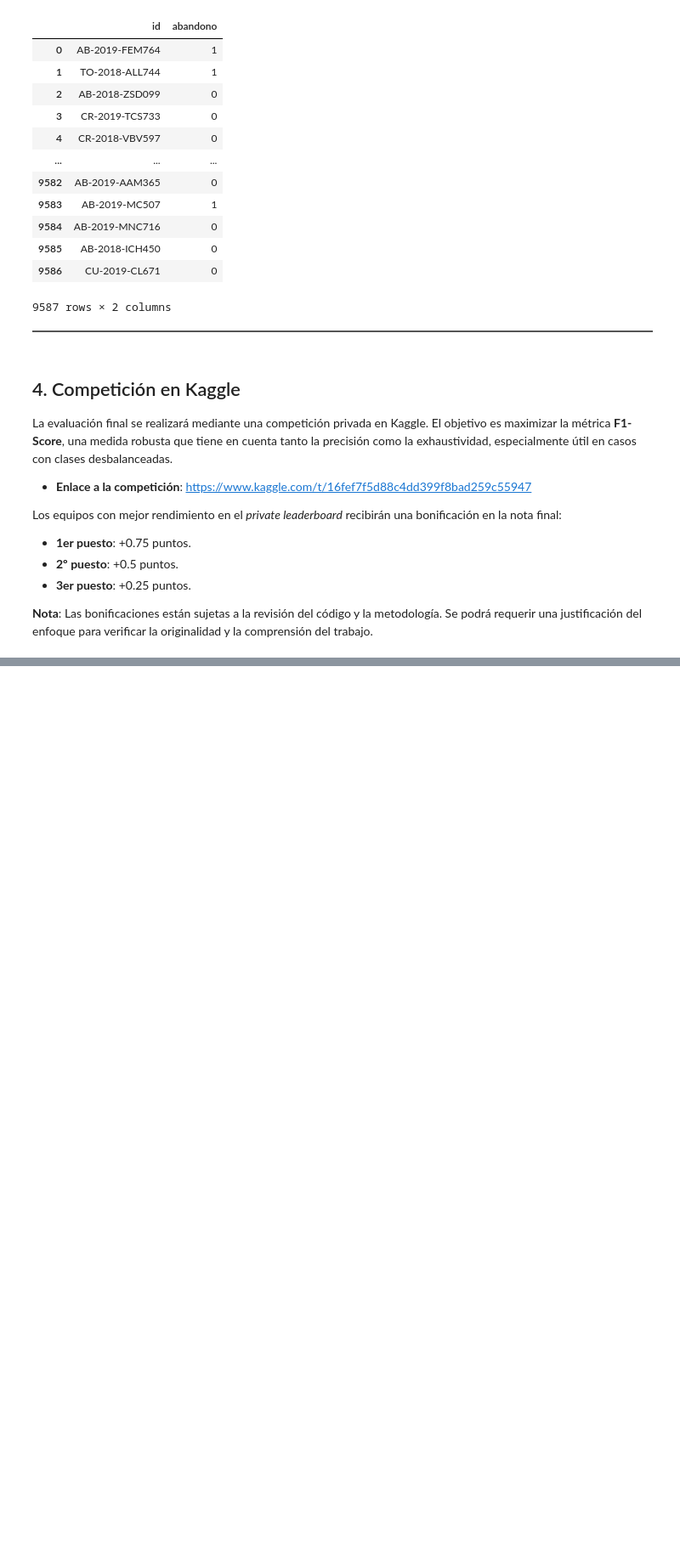
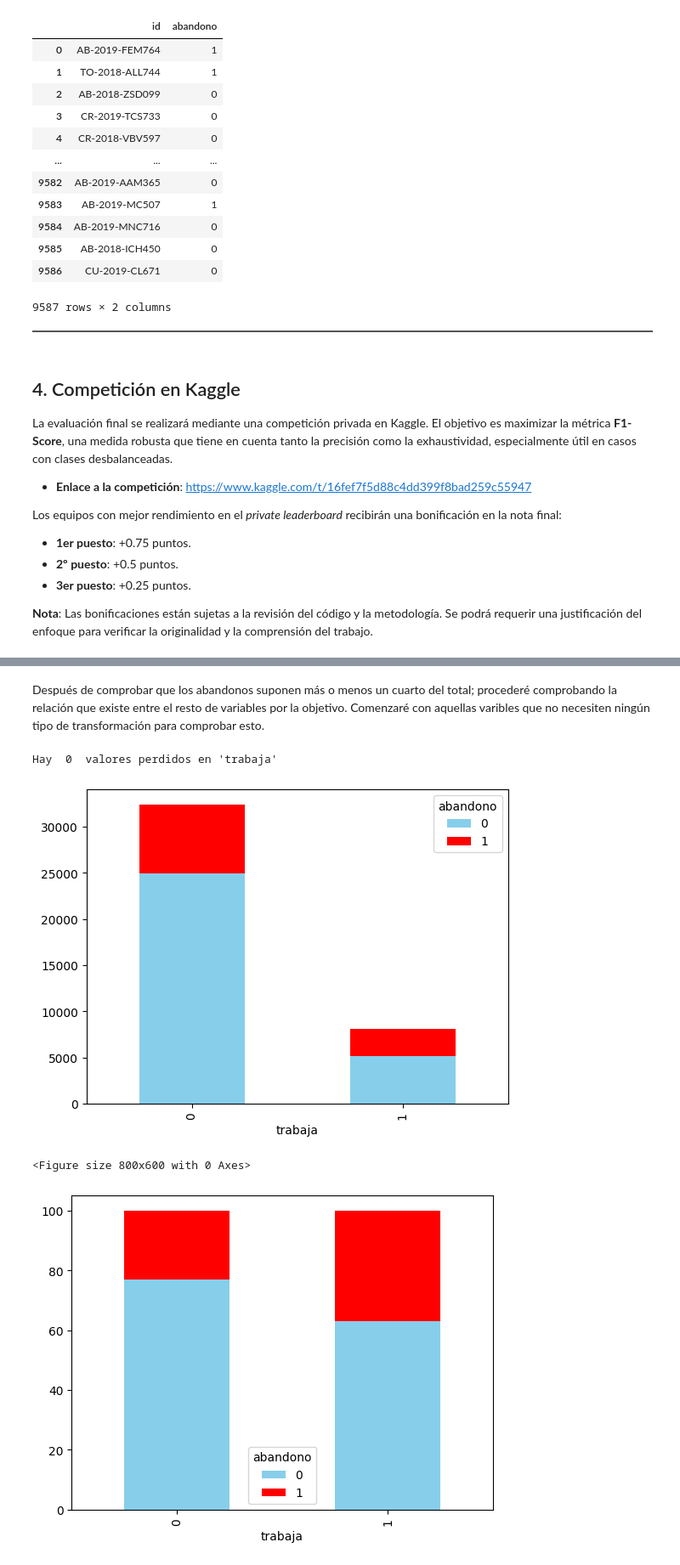
Before and after one commit to Marcos-Wth/Practica_1_Mineria_de_Datos, a Jupyter notebook: Práctica 1 - Análisis, procesamiento y validación .ipynb, the cells around one changed output, grey strips where cells are left out. Shown at 85% size. Cells and saved outputs as stored; diff of their text form; code cells hidden in the pictures; blank space fills up the shorter version.

```diff
--- a/Práctica 1 - Análisis, procesamiento y validación .ipynb
+++ b/Práctica 1 - Análisis, procesamiento y validación .ipynb
@@ -193,0 +222,25 @@ Los equipos con mejor rendimiento en el *private leaderboard* recibirán una bon
+# %% [markdown]
+Después de comprobar que los abandonos suponen más o menos un cuarto del total; procederé comprobando la relación que existe entre el resto de variables por la objetivo. Comenzaré con aquellas varibles que no necesiten ningún tipo de transformación para comprobar esto.
+# %%
+# Comenzaré comprobando la relación de la variable objetivo con la variable 'trabaja'
+perdidos = df_train['trabaja'].isna().sum()
+print("Hay ",perdidos, " valores perdidos en 'trabaja'")
+
+x = pd.crosstab(df_train['trabaja'], df_train['abandono'])
+x.plot(kind='bar', stacked=True, color=['skyblue', 'red'])
+
+plt.show()
+
+#Ahora lo mismo, pero normalizada, para ver mejor la relación
+
+x = pd.crosstab(df_train['trabaja'], df_train['abandono'], normalize='index') * 100
+
+plt.figure(figsize=(8, 6))
+x.plot(kind='bar', stacked=True, color=['skyblue', 'red'])
+
+plt.show()
+# %% [output]
+Hay  0  valores perdidos en 'trabaja'
+[figure, added]
+<Figure size 800x600 with 0 Axes>
+[figure, added]
```
Also changed, not shown: parts of 5 cells of this notebook.
